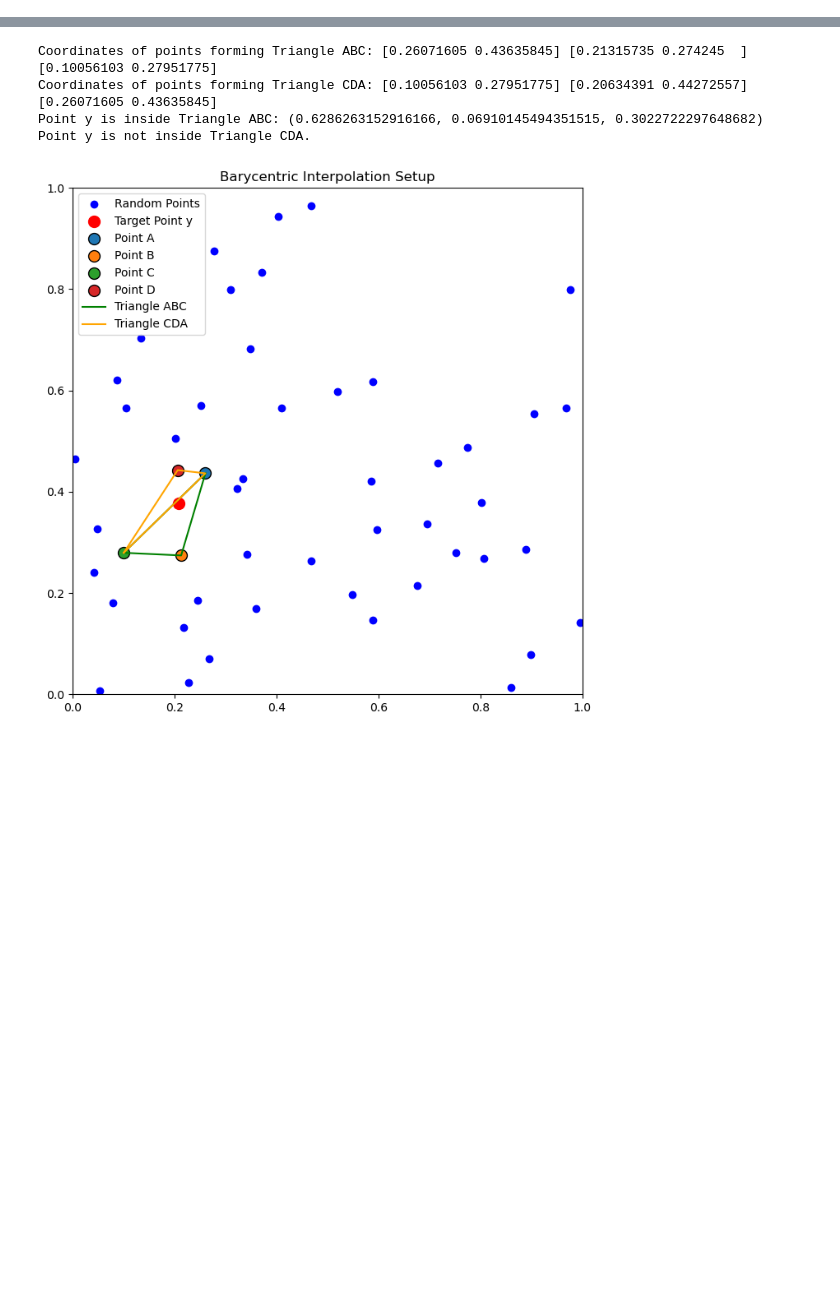
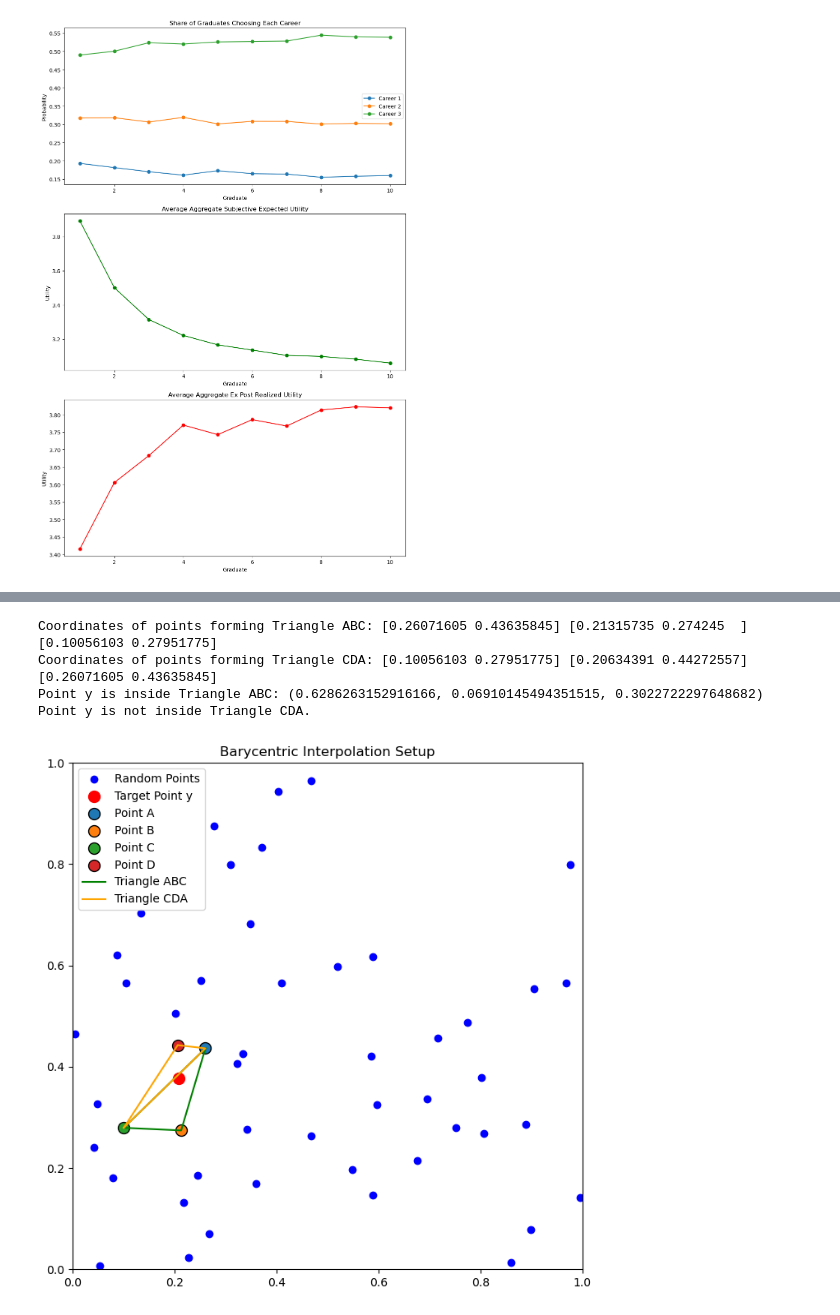
Before and after one commit to NumEconCopenhagen/projects-2024-mikkel-nikolas, a Jupyter notebook: Problem3.ipynb, the cells around one changed output, grey strips where cells are left out. Saved outputs shown, nothing was run; the diff lists cells and outputs as text; code cells hidden in the pictures; blank space fills up the shorter version.

```diff
--- a/Problem3.ipynb
+++ b/Problem3.ipynb
@@ -0,0 +1,79 @@
+# %%
+import numpy as np
+import matplotlib.pyplot as plt
+
+# Parameters
+N = 10  # Number of graduates
+J = 3  # Number of career tracks
+K = 10000  # Number of simulations
+sigma = 2  # Standard deviation of the noise
+v = np.array([1, 2, 3])  # Known part of the utility for each career
+
+# Results storage
+choice_probabilities = np.zeros((N, J))
+avg_expected_utilities = np.zeros(N)
+avg_realized_utilities = np.zeros(N)
+
+# Simulation process
+np.random.seed(0)  # For reproducibility
+for i in range(1, N + 1):
+    Fi = i  # Each graduate i has i friends in each career
+
+    # Arrays to store utilities for each simulation
+    all_expected_utilities = np.zeros(K)
+    all_realized_utilities = np.zeros(K)
+    choices = np.zeros((K, J))
+
+    for k in range(K):
+        # Draw friend and own noise for each career track
+        friend_noise = np.random.normal(0, sigma, (Fi, J))
+        own_noise = np.random.normal(0, sigma, J)
+
+        # Calculate prior expected utility for each career
+        prior_expected_utilities = v + np.mean(friend_noise, axis=0)
+
+        # Calculate total utility including own noise
+        total_utilities = prior_expected_utilities + own_noise
+
+        # Determine the chosen career based on the max utility
+        chosen_career = np.argmax(total_utilities)
+        choices[k, chosen_career] = 1
+        all_expected_utilities[k] = np.max(prior_expected_utilities)
+        all_realized_utilities[k] = v[chosen_career] + own_noise[chosen_career]
+
+    # Calculate and store results
+    choice_probabilities[i - 1] = choices.mean(axis=0)
+    avg_expected_utilities[i - 1] = all_expected_utilities.mean()
+    avg_realized_utilities[i - 1] = all_realized_utilities.mean()
+
+# Visualization of metrics
+plt.figure(figsize=(10, 15))
+graduates = np.arange(1, N + 1)
+
+# Plotting choice probabilities for each career
+plt.subplot(3, 1, 1)
+for j in range(J):
+    plt.plot(graduates, choice_probabilities[:, j], marker='o', linestyle='-', label=f'Career {j+1}')
+plt.title('Share of Graduates Choosing Each Career')
+plt.xlabel('Graduate')
+plt.ylabel('Probability')
+plt.legend()
+
+# Plotting aggregated expected utilities
+plt.subplot(3, 1, 2)
+plt.plot(graduates, avg_expected_utilities, marker='o', linestyle='-', color='green')
+plt.title('Average Aggregate Subjective Expected Utility')
+plt.xlabel('Graduate')
+plt.ylabel('Utility')
+
+# Plotting aggregated realized utilities
+plt.subplot(3, 1, 3)
+plt.plot(graduates, avg_realized_utilities, marker='o', linestyle='-', color='red')
+plt.title('Average Aggregate Ex Post Realized Utility')
+plt.xlabel('Graduate')
+plt.ylabel('Utility')
+
+plt.tight_layout()
+plt.show()
+# %% [output]
+[figure, added]
```
Also changed, not shown: parts of 2 cells of this notebook, 1 other file.
